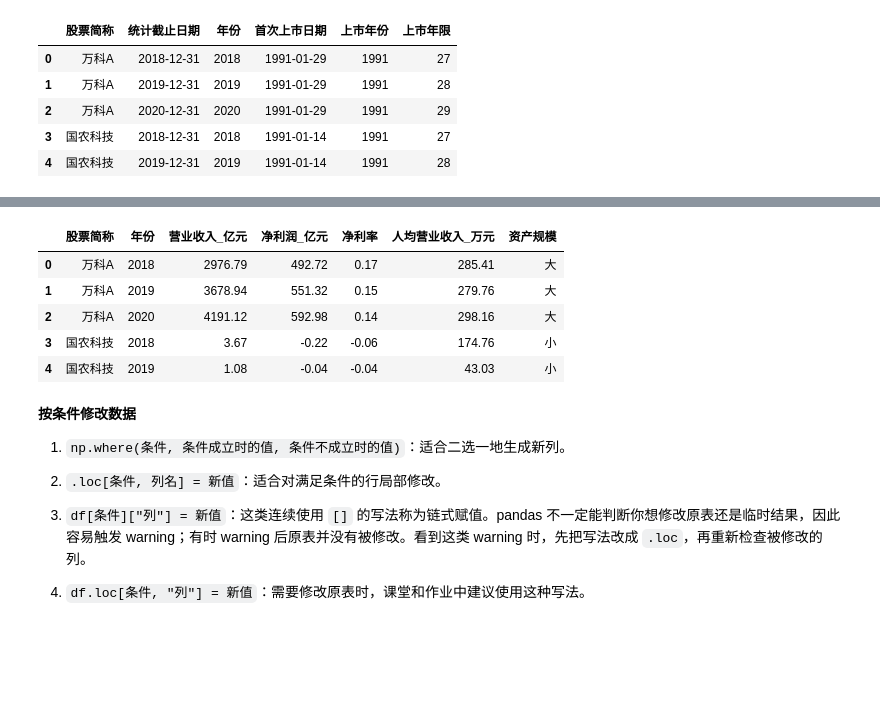
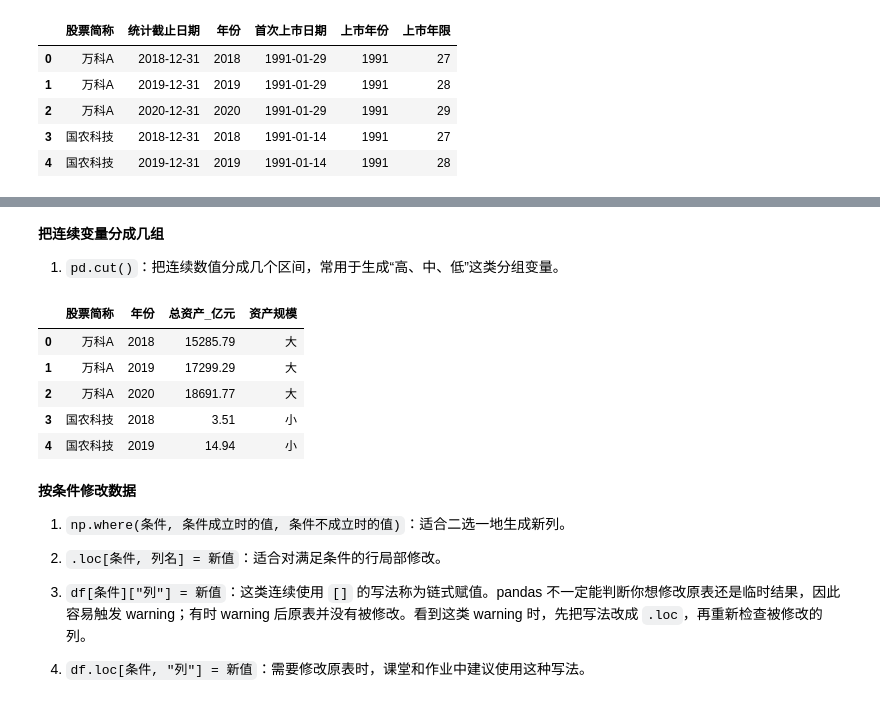
Before and after one commit to itsaquestion/py4ss_v4, a Jupyter notebook: book_parts/data_processing/11-pandas.ipynb, the cells around one changed output, grey strips where cells are left out. Cells and saved outputs as stored; diff of their text form; code cells hidden in the pictures; blank space fills up the shorter version.

```diff
--- a/book_parts/data_processing/11-pandas.ipynb
+++ b/book_parts/data_processing/11-pandas.ipynb
@@ -443,22 +613,21 @@ annual[["股票简称", "统计截止日期", "年份", "首次上市日期", "
+# %% [markdown]
+**把连续变量分成几组**
+
+1. `pd.cut()`：把连续数值分成几个区间，常用于生成“高、中、低”这类分组变量。
 # %%
-# 再根据经营数据生成比较指标和分组标签。
-annual["净利率"] = annual["净利润_亿元"] / annual["营业收入_亿元"]  # 用两列计算新列
-annual["人均营业收入_万元"] = annual["营业收入_亿元"] * 10000 / annual["员工数目"]  # 用两列计算人均指标
-annual["是否盈利"] = annual["净利润_亿元"] > 0  # 比较结果生成布尔列
 annual["资产规模"] = pd.cut(
     annual["总资产_亿元"],  # 要分箱的连续变量
     bins=[0, 100, 1000, np.inf],  # 分箱边界
     labels=["小", "中", "大"],  # 每个区间的标签
 )
-
-annual[["股票简称", "年份", "营业收入_亿元", "净利润_亿元", "净利率", "人均营业收入_万元", "资产规模"]].head()  # 查看经营变量
+annual[["股票简称", "年份", "总资产_亿元", "资产规模"]].head()  # 查看分箱结果
 # %% [output]
-|  | 股票简称 | 年份 | 营业收入_亿元 | 净利润_亿元 | 净利率 | 人均营业收入_万元 | 资产规模 |
-| 0 | 万科A | 2018 | 2976.79 | 492.72 | 0.17 | 285.41 | 大 |
-| 1 | 万科A | 2019 | 3678.94 | 551.32 | 0.15 | 279.76 | 大 |
-| 2 | 万科A | 2020 | 4191.12 | 592.98 | 0.14 | 298.16 | 大 |
-| 3 | 国农科技 | 2018 | 3.67 | -0.22 | -0.06 | 174.76 | 小 |
-| 4 | 国农科技 | 2019 | 1.08 | -0.04 | -0.04 | 43.03 | 小 |
+|  | 股票简称 | 年份 | 总资产_亿元 | 资产规模 |
+| 0 | 万科A | 2018 | 15285.79 | 大 |
+| 1 | 万科A | 2019 | 17299.29 | 大 |
+| 2 | 万科A | 2020 | 18691.77 | 大 |
+| 3 | 国农科技 | 2018 | 3.51 | 小 |
+| 4 | 国农科技 | 2019 | 14.94 | 小 |
 # %% [markdown]
 **按条件修改数据**
 
```
Also changed, not shown: parts of 169 cells of this notebook, 3 other files.
